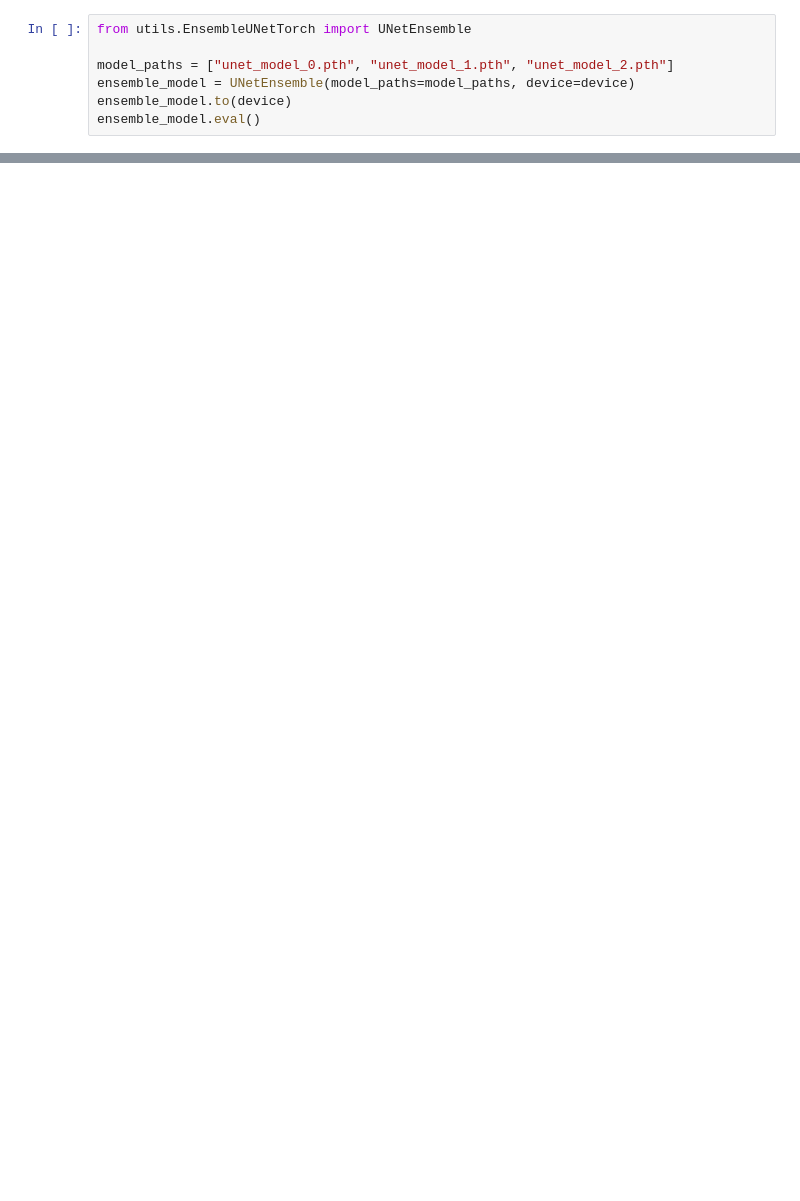
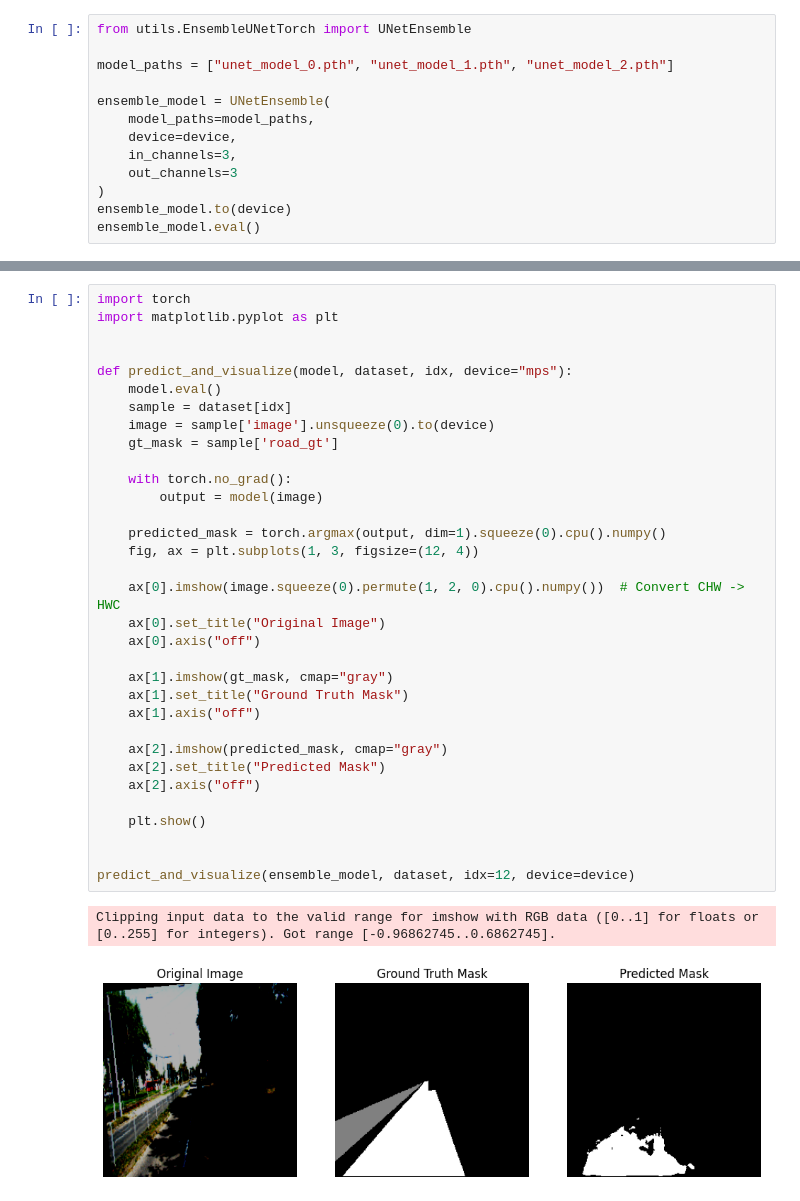
Before and after one commit to everypidigit/MoE-adversarial-robustness, a Jupyter notebook: kitti_unet_ensemble_torch.ipynb, the cells around one changed output, grey strips where cells are left out. Drawn from its saved outputs; the diff is of its cells as text; blank space fills up the shorter version.

Commit message:
modified ensemble, unet, metrics, and adversarial modification

```diff
--- a/kitti_unet_ensemble_torch.ipynb
+++ b/kitti_unet_ensemble_torch.ipynb
@@ -96,6 +113,12 @@ print("✅ Finished training all 3 models!")
 from utils.EnsembleUNetTorch import UNetEnsemble
 
 model_paths = ["unet_model_0.pth", "unet_model_1.pth", "unet_model_2.pth"]
-ensemble_model = UNetEnsemble(model_paths=model_paths, device=device)
+
+ensemble_model = UNetEnsemble(
+    model_paths=model_paths,
+    device=device,
+    in_channels=3,
+    out_channels=3
+)
 ensemble_model.to(device)
 ensemble_model.eval()
@@ -101,0 +143,36 @@ ensemble_model.eval()
+# %%
+import torch
+import matplotlib.pyplot as plt
+
+
+def predict_and_visualize(model, dataset, idx, device="mps"):
+    model.eval()
+    sample = dataset[idx]
+    image = sample['image'].unsqueeze(0).to(device)
+    gt_mask = sample['road_gt']
+
+    with torch.no_grad():
+        output = model(image)
+
+    predicted_mask = torch.argmax(output, dim=1).squeeze(0).cpu().numpy()
+    fig, ax = plt.subplots(1, 3, figsize=(12, 4))
+
+    ax[0].imshow(image.squeeze(0).permute(1, 2, 0).cpu().numpy())  # Convert CHW -> HWC
+    ax[0].set_title("Original Image")
+    ax[0].axis("off")
+
+    ax[1].imshow(gt_mask, cmap="gray")
+    ax[1].set_title("Ground Truth Mask")
+    ax[1].axis("off")
+
+    ax[2].imshow(predicted_mask, cmap="gray")
+    ax[2].set_title("Predicted Mask")
+    ax[2].axis("off")
+
+    plt.show()
+
+
+predict_and_visualize(ensemble_model, dataset, idx=12, device=device)
+# %% [output]
+Clipping input data to the valid range for imshow with RGB data ([0..1] for floats or [0..255] for integers). Got range [-0.96862745..0.6862745].
+[figure, added]
```
Also changed, not shown: parts of 3 cells of this notebook, 7 other files.
